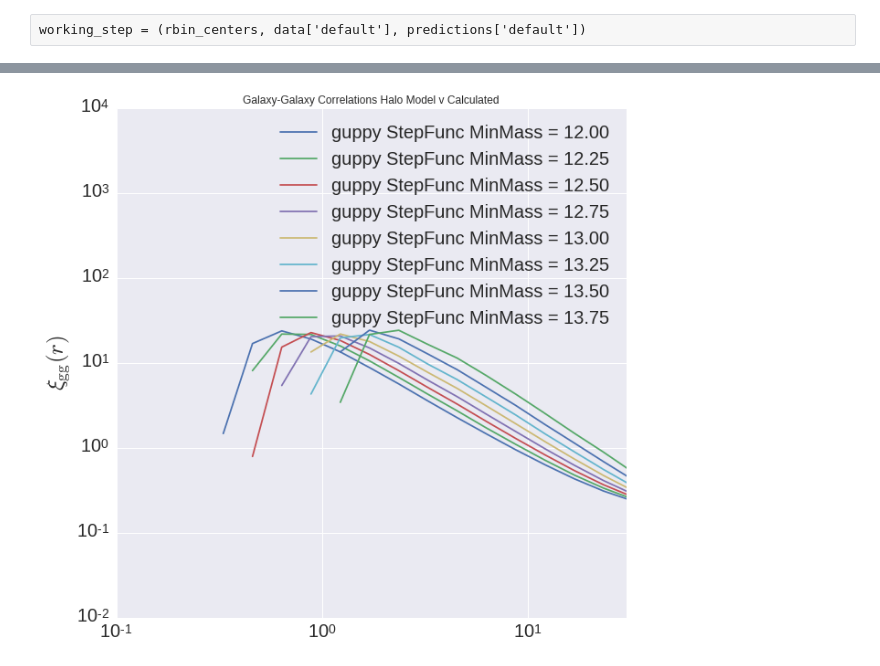
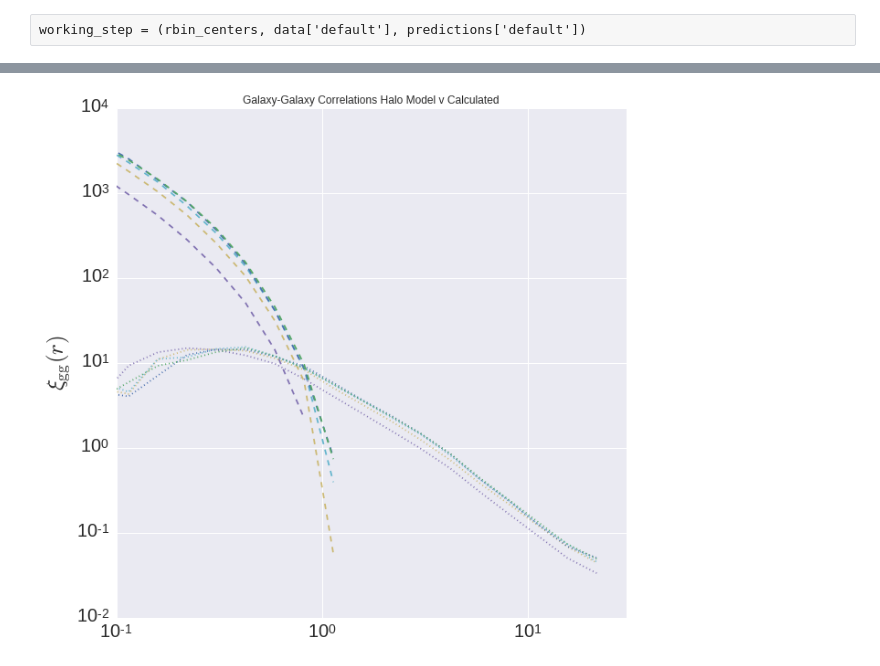
Before and after one commit to mclaughlin6464/HODEmulator, a Jupyter notebook: predictionsVCalculated.ipynb, the cells around one changed output, grey strips where cells are left out. Drawn from its saved outputs; the diff is of its cells as text; code cells hidden in the pictures.

```diff
--- a/predictionsVCalculated.ipynb
+++ b/predictionsVCalculated.ipynb
@@ -14,7 +14,7 @@ colors = cycle(sns.color_palette())
 a = 1.0
 outputdir = '/u/ki/swmclau2/des/HODOutput/'
 
-sim = 'guppy'
+sim = 'aardvark'
 datadir = outputdir+'%s_step_tests/'%sim
 
 #rbins = np.logspace(-1, 1.25, 15)
@@ -36,6 +48,6 @@ predictions['default'] = np.loadtxt('/u/ki/swmclau2/des/HODOutput/test2')
 data = {}
 predictions = {}
 #for mMin in [12.0+i*0.25 for i in xrange(8)]:
-for mMin in [12.0, 12.25, 12.50, 12.75, 13.0, 13.25, 13.5, 13.75]:
-    data[mMin] = np.loadtxt(datadir+'corr_%.3f_stepFunc_mm_%.2f.npy'%(a,mMin) )
-    #predictions[mMin] = np.loadtxt('/u/ki/swmclau2/des/HODOutput/xi_chinchilla/redm_Mmin%.2f'%(mMin) )
+for mMin in [12.0, 12.50, 13.0,13.5, 15.5]:
+    data[mMin] = np.loadtxt(datadir+'corr_%.3f_default_mm_%.2f.npy'%(a,mMin) )
+    #predictions[mMin] = np.loadtxt('/u/ki/swmclau2/des/HODOutput/xi_aardvark/xi_redm%.1f'%(mMin) )
@@ -89,24 +66,28 @@ for (label, xi_all), color in zip(sorted(data.iteritems()), colors):
 # %%
 fig = plt.figure(figsize = (10,10))
 for mMin, color in zip(sorted(data.iterkeys()), colors):
     #rbins = np.logspace(-1, 1.7, 20)
     #rbin_centers = (rbins[1:]+rbins[:-1])/2
 
-    plt.plot(data[mMin][0, :], data[mMin][1,:], label = '%s StepFunc MinMass = %.2f'%(sim, mMin), color = color)
+    #plt.plot(data[mMin][0,:]/2, data[mMin][1,:], label = '%s default MinMass = %.2f'%(sim, mMin), color = color)
+    plt.plot(data[mMin][0,:]/2, data[mMin][2,:],ls = '--', color = color)
+    plt.plot(data[mMin][0,:]/2, data[mMin][3,:],ls = ':', color = color)
+
     #plt.plot(rbin_centers, data[mMin], label = '%s RedMagic MinMass = %.2f'%(sim, mMin), color = color)
     #plt.plot(predictions[mMin][:,0], predictions[mMin][:,1], ls = '--', color = color  )
+    #plt.plot(predictions[mMin][:,0], predictions[mMin][:,2], ls = '--', color = color  )
 
 
 plt.title('Galaxy-Galaxy Correlations Halo Model v Calculated')
 plt.xlim(xmin = 0.1, xmax = 30)
 plt.ylim(ymin = 1e-2, ymax = 1e4)
 plt.loglog()
 plt.xticks(fontsize=20)
 plt.yticks(fontsize=20)
 #plt.xlabel(r'$r $  $\rm{[Mpc]}$', fontsize=25)
 plt.ylabel(r'$\xi_{\rm gg}(r)$', fontsize=25)
 plt.legend(loc='best', fontsize=20)
 
 plt.show()
 # %% [output]
-[figure, old version]
+[figure, new version]
```
Also changed, not shown: parts of 9 cells of this notebook, 4 other files.
